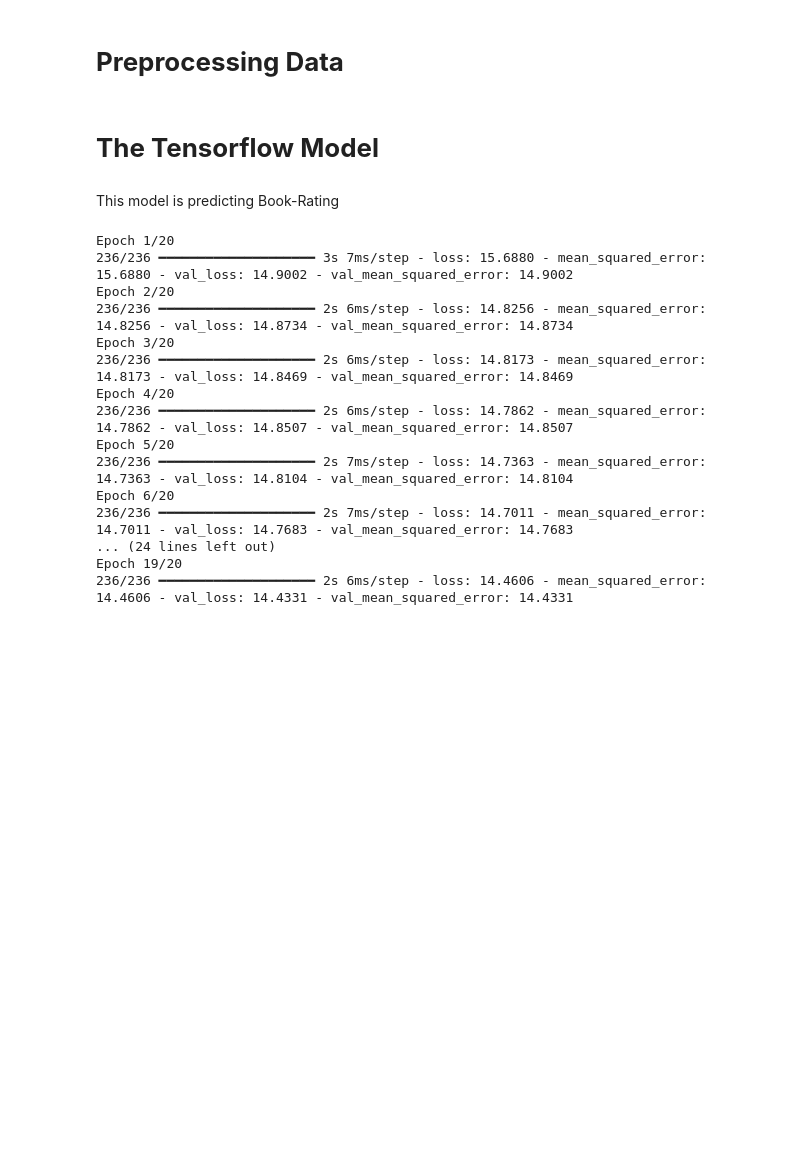
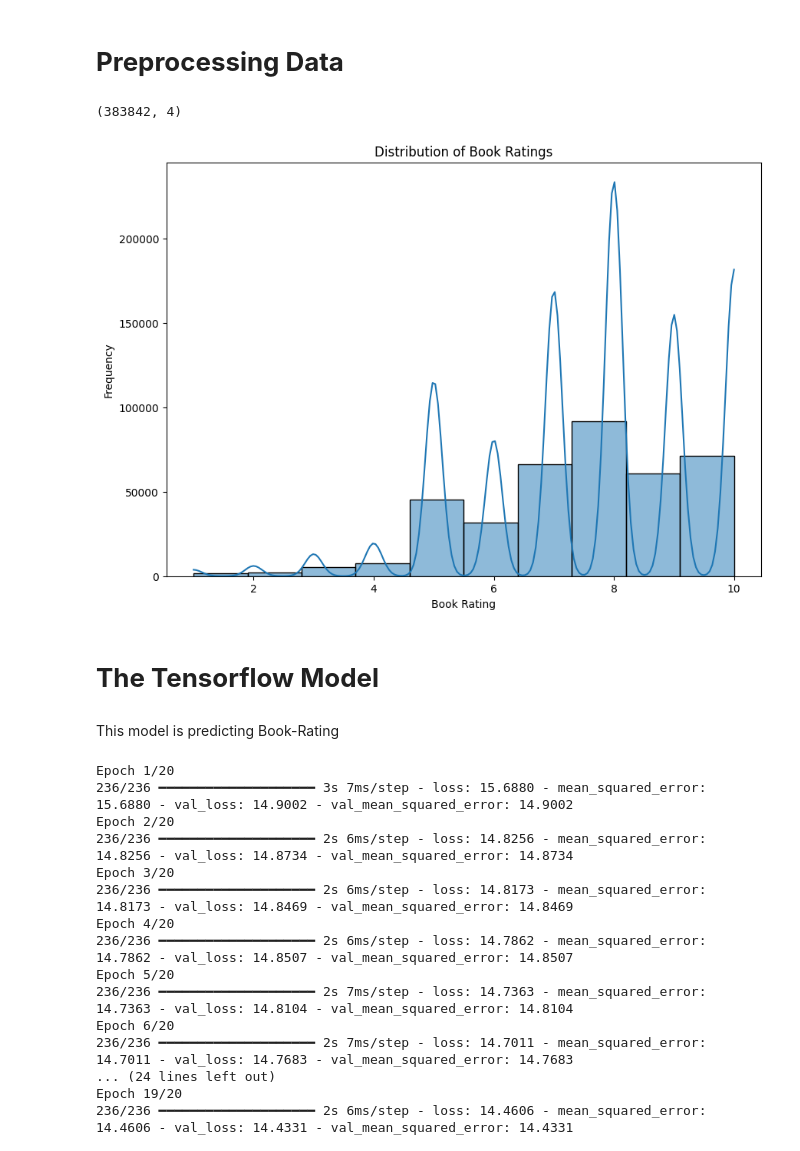
Before and after one commit to Marina-01/ComputingBooks, a Jupyter notebook: tensorflowrecommend.ipynb, the cells around one changed output. Saved outputs shown, nothing was run; the diff lists cells and outputs as text; code cells hidden in the pictures; blank space fills up the shorter version.

Commit message:
plotted distribution of book ratings

```diff
--- a/tensorflowrecommend.ipynb
+++ b/tensorflowrecommend.ipynb
@@ -63,15 +63,27 @@ books_df.head()
 # %% [markdown]
 # **Preprocessing Data**
 # %%
-# Dropping Image Columns
-books_df.drop(books_df.columns[5:], axis=1, inplace=True)
-
 # Merge datasets
 merged_df = pd.merge(ratings_df, books_df, on='ISBN')
 final_df = pd.merge(merged_df, users_df, on='User-ID')
 
+df_selected = final_df[["User-ID", "Book-Rating", "Book-Title", "Book-Author"]]
+
 # Drop NA values
-final_df.dropna(inplace=True)
+df_selected = df_selected[df_selected['Book-Rating'] != 0]
+df_selected.head()
+df_selected.shape
+# %% [output]
+(383842, 4)
+# %%
+plt.figure(figsize=(10, 7))
+sns.histplot(df_selected['Book-Rating'], bins=10, kde=True)
+plt.title('Distribution of Book Ratings')
+plt.xlabel('Book Rating')
+plt.ylabel('Frequency')
+plt.show()
+# %% [output]
+[figure, added]
 # %%
 # Replace non-numeric values with '0'
 final_df['Year-Of-Publication'] = final_df['Year-Of-Publication'].replace(['Gallimard', 'DK Publishing Inc'], '0')
```
Also changed, not shown: parts of 1 cell of this notebook.
